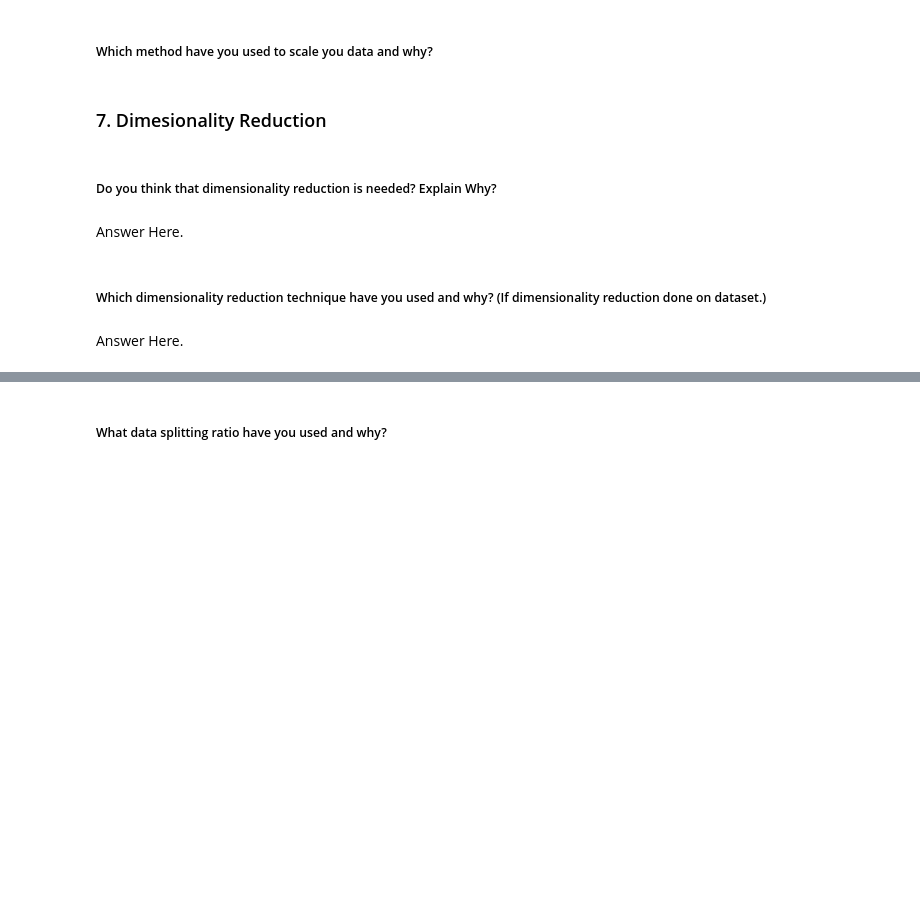
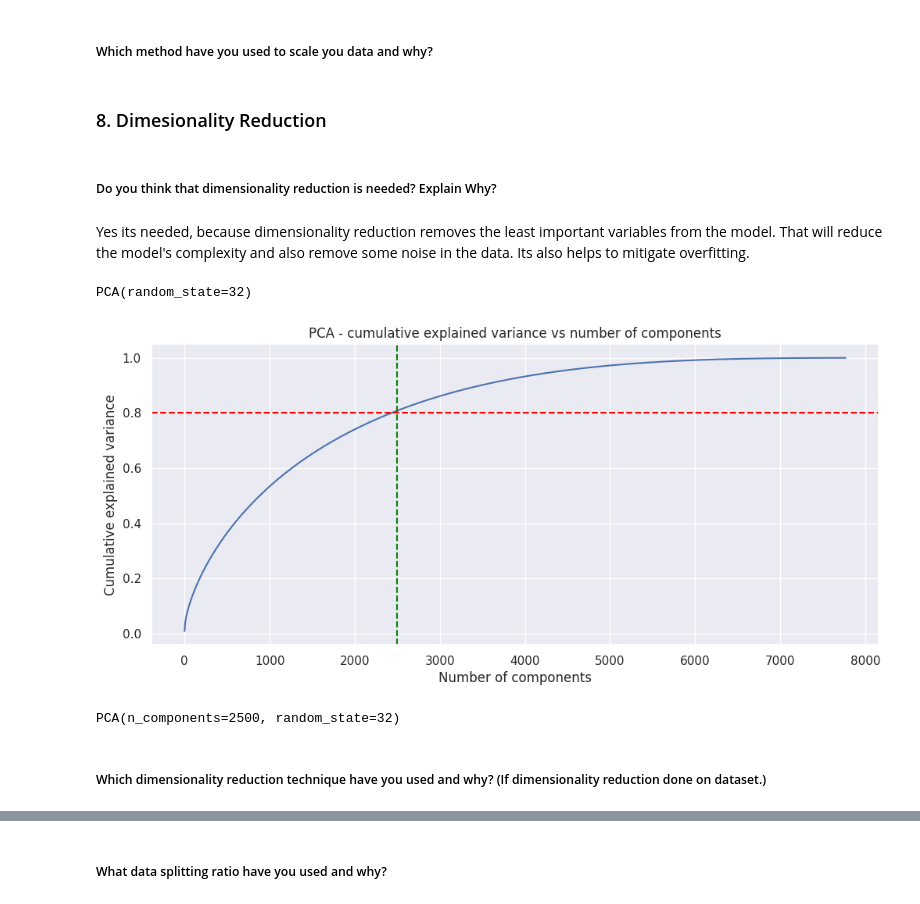
Before and after one commit to Apaulgithub/Netflix_Movies_And_TV_Shows_Clustering, a Jupyter notebook: Netflix_Movies_And_TV_Shows_Clustering_(Unsupervised_ML).ipynb, the cells around one changed output, grey strips where cells are left out. Drawn from its saved outputs; the diff is of its cells as text; code cells hidden in the pictures; blank space fills up the shorter version.

Commit message:
Day 7 : Feature Engineering + Data Pre-processing Done

```diff
--- a/Netflix_Movies_And_TV_Shows_Clustering_(Unsupervised_ML).ipynb
+++ b/Netflix_Movies_And_TV_Shows_Clustering_(Unsupervised_ML).ipynb
@@ -1140,0 +1171,6 @@ future elite inhabit island paradise far crowded slums get one chance join saved
+# %%
+# Convert vector into array form for clustering
+vector = tfidf.transform(data['tags']).toarray()
+
+# Summarize encoded vector
+print(vector)
@@ -1185,10 +1234,37 @@ Answer Here.
 # %% [markdown]
 ##### Which method have you used to scale you data and why?
 # %% [markdown]
-### 7. Dimesionality Reduction
+### 8. Dimesionality Reduction
 # %% [markdown]
 ##### Do you think that dimensionality reduction is needed? Explain Why?
-# %% [markdown]
-Answer Here.
+# %% [markdown]
+Yes its needed, because dimensionality reduction removes the least important variables from the model. That will reduce the model's complexity and also remove some noise in the data. Its also helps to mitigate overfitting.
 # %%
 # DImensionality Reduction (If needed)
+# Using PCA to reduce dimensionality
+pca = PCA(random_state=32)
+pca.fit(vector)
+# %% [output]
+PCA(random_state=32)
+# %%
+# Plot a Graph for PCA
+plt.figure(figsize=(12, 5))
+plt.plot(np.cumsum(pca.explained_variance_ratio_))
+
+# Set labels
+plt.title('PCA - cumulative explained variance vs number of components')
+plt.xlabel('Number of components')
+plt.ylabel('Cumulative explained variance')
+plt.axhline(y= 0.8, color='red', linestyle='--')
+plt.axvline(x= 2500, color='green', linestyle='--')
+
+# Display chart
+plt.show()
+# %% [output]
+[figure, added]
+# %%
+# Reducing the dimensions to 2500 using pca
+pca = PCA(n_components=2500, random_state=32)
+pca.fit(vector)
+# %% [output]
+PCA(n_components=2500, random_state=32)
@@ -1195,4 +1274,2 @@ Answer Here.
 # %% [markdown]
 ##### Which dimensionality reduction technique have you used and why? (If dimensionality reduction done on dataset.)
-# %% [markdown]
-Answer Here.
```
Also changed, not shown: parts of 26 cells of this notebook.
